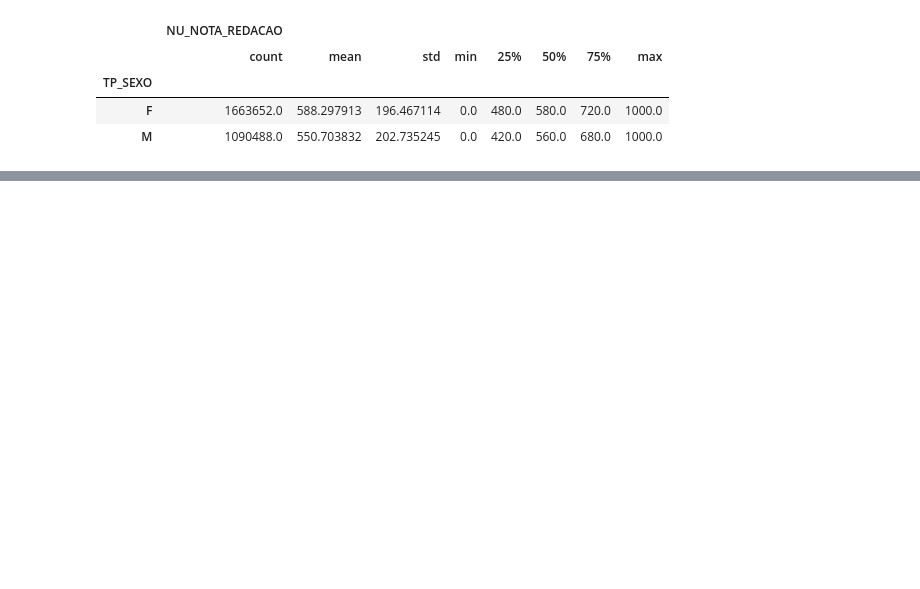
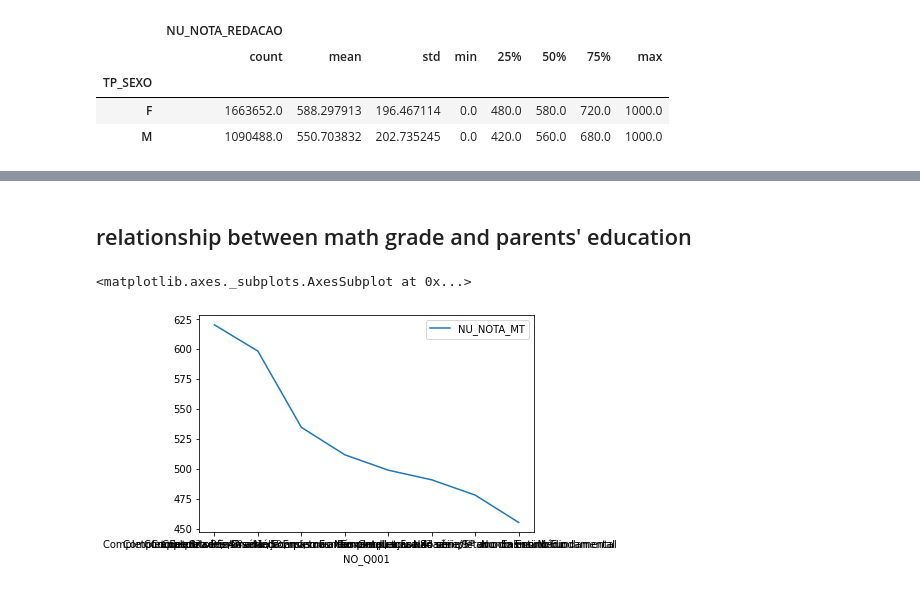
Before and after one commit to almemanuel/ENEM2020-Data-Analysis, a Jupyter notebook: DataAnalysis.ipynb, the cells around one changed output, grey strips where cells are left out. Saved outputs shown, nothing was run; the diff lists cells and outputs as text; code cells hidden in the pictures; blank space fills up the shorter version.

```diff
--- a/DataAnalysis.ipynb
+++ b/DataAnalysis.ipynb
@@ -409,0 +415,5 @@ filtered_data.groupby('TP_SEXO').describe()
+# %%
+selected_columns = ['NU_INSCRICAO', 'NU_NOTA_MT', 'NU_NOTA_REDACAO', 'Q001', 'Q002']
+filtered_data = selected_enem_data.filter(items = selected_columns).dropna()
+
+filtered_data.head()
@@ -409,0 +431,12 @@ filtered_data.groupby('TP_SEXO').describe()
+# %%
+dict_q001_q002 = {'A': 'Nunca estudou',
+                  'B': 'Não completou a 4ª série/5º ano do Ensino Fundamental',
+                  'C': 'Completou a 4ª série/5º ano, mas não completou a 8ª série/9º ano do Ensino Fundamental',
+                  'D': 'Completou a 8ª série/9º ano do Ensino Fundamental, mas não completou o Ensino Médio',
+                  'E': 'Completou o Ensino Médio, mas não completou a Faculdade',
+                  'F': 'Completou a Faculdade, mas não completou a Pós-Graduação',
+                  'G': 'Completou a Pós-Graduação',
+                  'H': 'Não sei'
+                  }
+
+dict_q001_q002
@@ -409,0 +467,4 @@ filtered_data.groupby('TP_SEXO').describe()
+# %%
+filtered_data['NO_Q001'] = [dict_q001_q002[resp] for resp in filtered_data.Q001]
+
+filtered_data.head()
@@ -409,0 +478,4 @@ filtered_data.groupby('TP_SEXO').describe()
+# %%
+filtered_data['NO_Q002'] = [dict_q001_q002[resp] for resp in filtered_data.Q002]
+
+filtered_data.head()
@@ -409,0 +521,9 @@ filtered_data.groupby('TP_SEXO').describe()
+# %% [markdown]
+## relationship between math grade and parents' education
+# %%
+q001_math = filtered_data.filter(items=['NU_NOTA_MT', 'NO_Q001']).groupby('NO_Q001').mean().sort_values(by='NU_NOTA_MT', ascending = False)
+
+q001_math.plot()
+# %% [output]
+<matplotlib.axes._subplots.AxesSubplot at 0x...>
+[figure, added]
```
Also changed, not shown: parts of 36 cells of this notebook.
